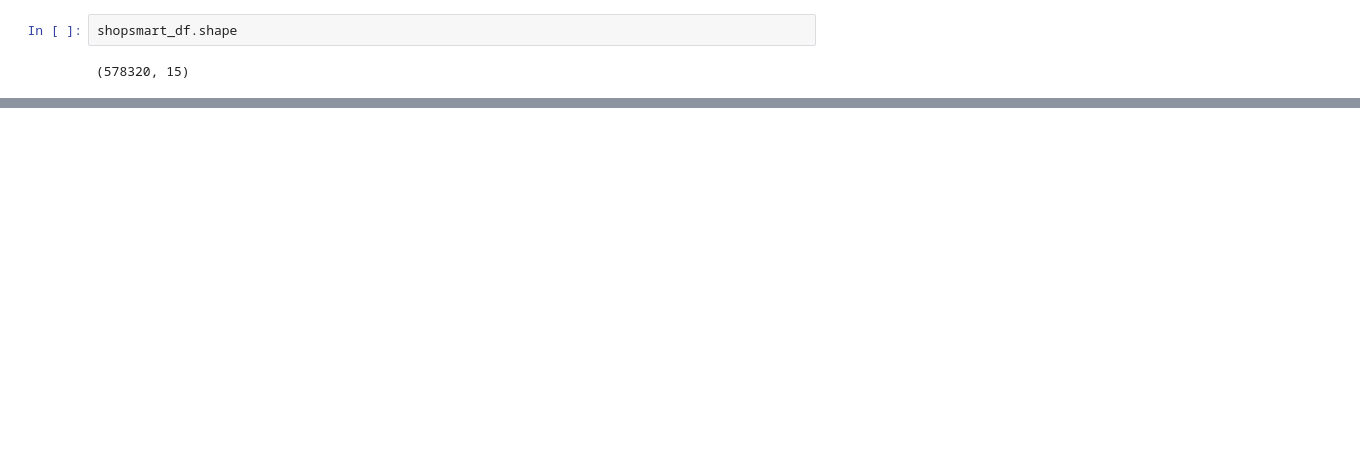
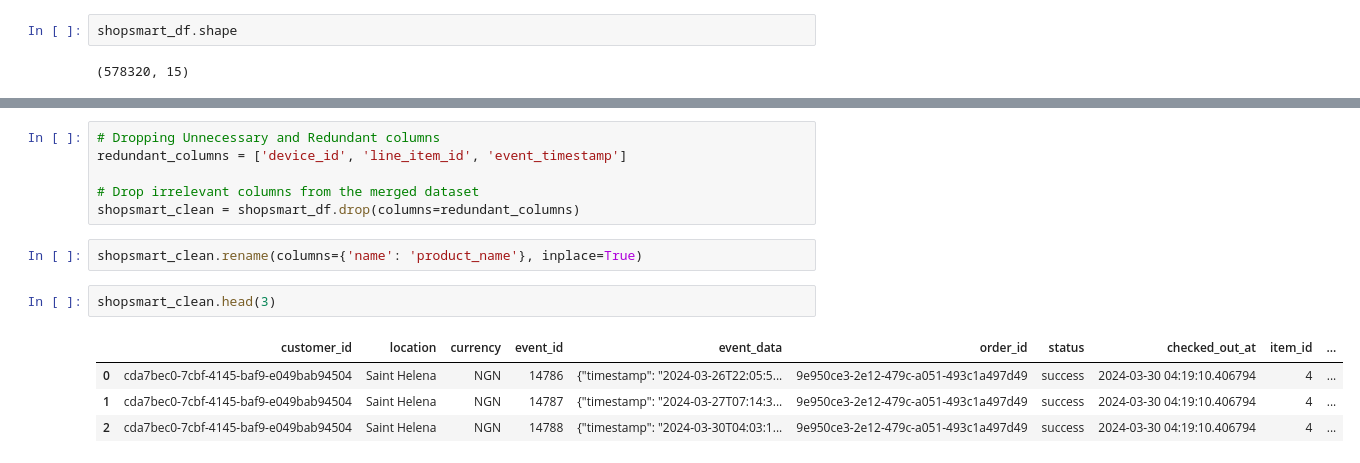
Before and after one commit to Niklauzi/altschool-sod-second-semester-project, a Jupyter notebook: project-solution.ipynb, the cells around one changed output, grey strips where cells are left out. Cells and saved outputs as stored; diff of their text form; blank space fills up the shorter version.

```diff
--- a/project-solution.ipynb
+++ b/project-solution.ipynb
@@ -338,0 +258,15 @@ merged_dat4i
+# %%
+# Dropping Unnecessary and Redundant columns
+redundant_columns = ['device_id', 'line_item_id', 'event_timestamp']
+
+# Drop irrelevant columns from the merged dataset
+shopsmart_clean = shopsmart_df.drop(columns=redundant_columns)
+# %%
+shopsmart_clean.rename(columns={'name': 'product_name'}, inplace=True)
+# %%
+shopsmart_clean.head(3)
+# %% [output]
+|  | customer_id | location | currency | event_id | event_data | order_id | status | checked_out_at | item_id | ... |
+| 0 | cda7bec0-7cbf-4145-baf9-e049bab94504 | Saint Helena | NGN | 14786 | {"timestamp": "2024-03-26T22:05:5... | 9e950ce3-2e12-479c-a051-493c1a497d49 | success | 2024-03-30 04:19:10.406794 | 4 | ... |
+| 1 | cda7bec0-7cbf-4145-baf9-e049bab94504 | Saint Helena | NGN | 14787 | {"timestamp": "2024-03-27T07:14:3... | 9e950ce3-2e12-479c-a051-493c1a497d49 | success | 2024-03-30 04:19:10.406794 | 4 | ... |
+| 2 | cda7bec0-7cbf-4145-baf9-e049bab94504 | Saint Helena | NGN | 14788 | {"timestamp": "2024-03-30T04:03:1... | 9e950ce3-2e12-479c-a051-493c1a497d49 | success | 2024-03-30 04:19:10.406794 | 4 | ... |
```
Also changed, not shown: parts of 57 cells of this notebook, 5 other files.
